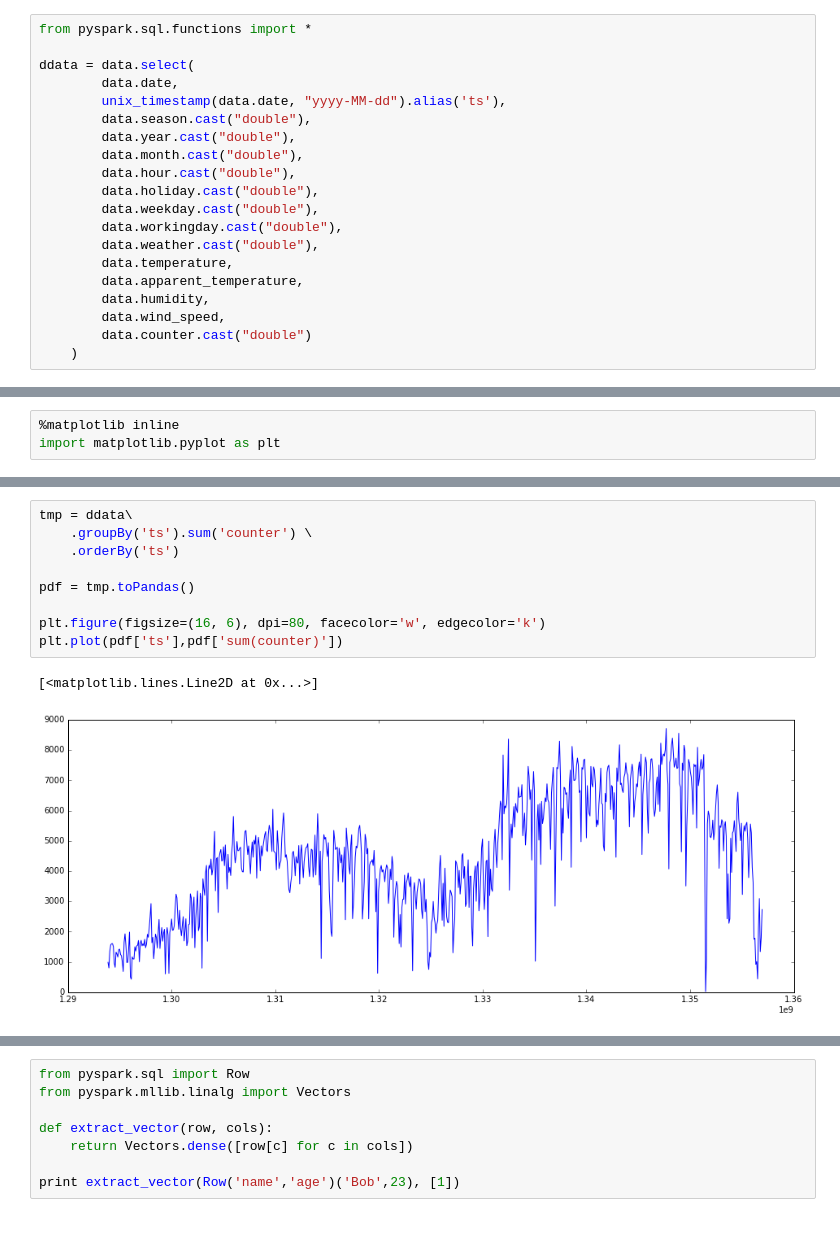
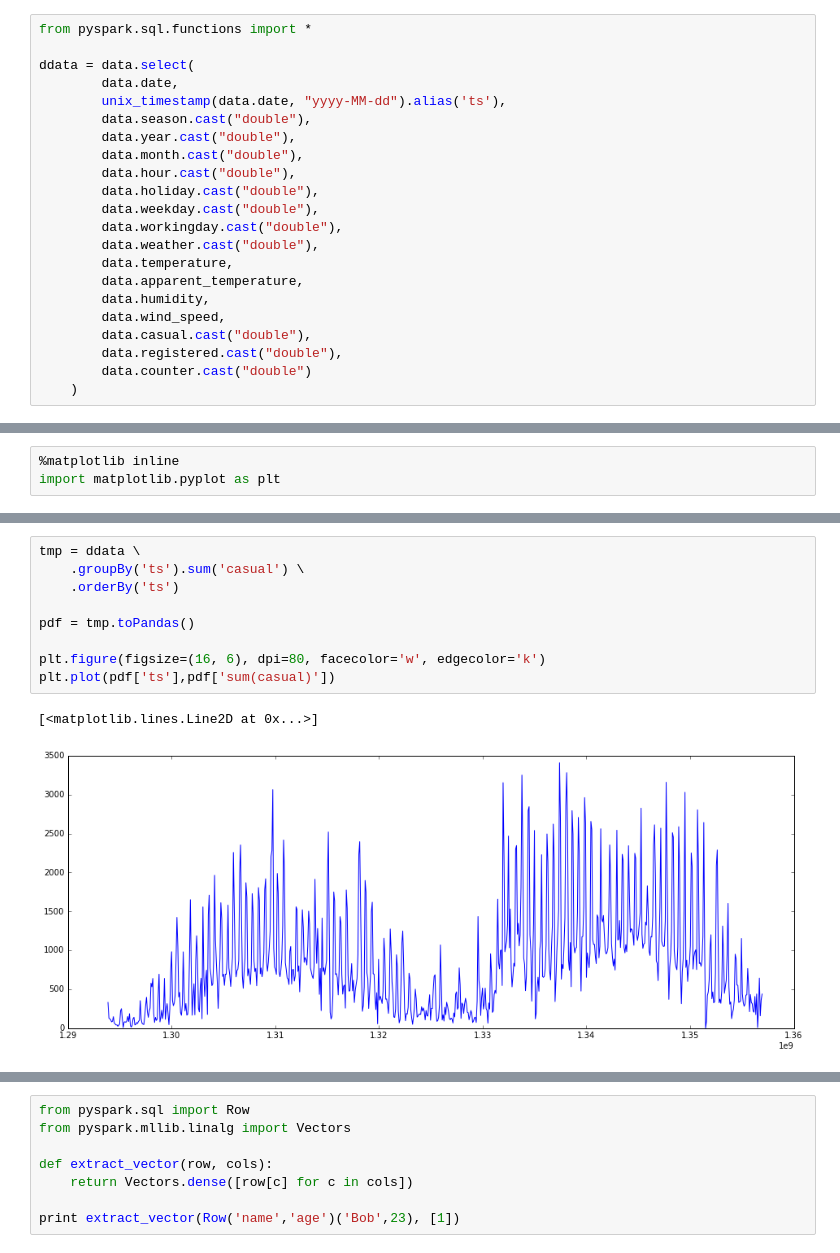
Before and after one commit to dimajix/spark-training, a Jupyter notebook: jupyter-pyspark-bike-sharing/PySpark Bike Sharing Regression Full.ipynb, the cells around one changed output, grey strips where cells are left out. Saved outputs shown, nothing was run; the diff lists cells and outputs as text.

```diff
--- a/jupyter-pyspark-bike-sharing/PySpark Bike Sharing Regression.ipynb
+++ b/jupyter-pyspark-bike-sharing/PySpark Bike Sharing Regression Full.ipynb
@@ -65,6 +65,8 @@ ddata = data.select(
         data.apparent_temperature,
         data.humidity,
         data.wind_speed,
+        data.casual.cast("double"),
+        data.registered.cast("double"),
         data.counter.cast("double")
     )
 # %% [markdown]
@@ -75,14 +96,14 @@ import matplotlib.pyplot as plt
 # %%
-tmp = ddata\
-    .groupBy('ts').sum('counter') \
+tmp = ddata \
+    .groupBy('ts').sum('casual') \
     .orderBy('ts')
 
 pdf = tmp.toPandas()
 
 plt.figure(figsize=(16, 6), dpi=80, facecolor='w', edgecolor='k')
-plt.plot(pdf['ts'],pdf['sum(counter)'])
+plt.plot(pdf['ts'],pdf['sum(casual)'])
 # %% [output]
 [<matplotlib.lines.Line2D at 0x...>]
-[figure, old version]
+[figure, new version]
 # %%
 tmp = ddata \
```
Also changed, not shown: parts of 23 cells of this notebook, 1 other file.
